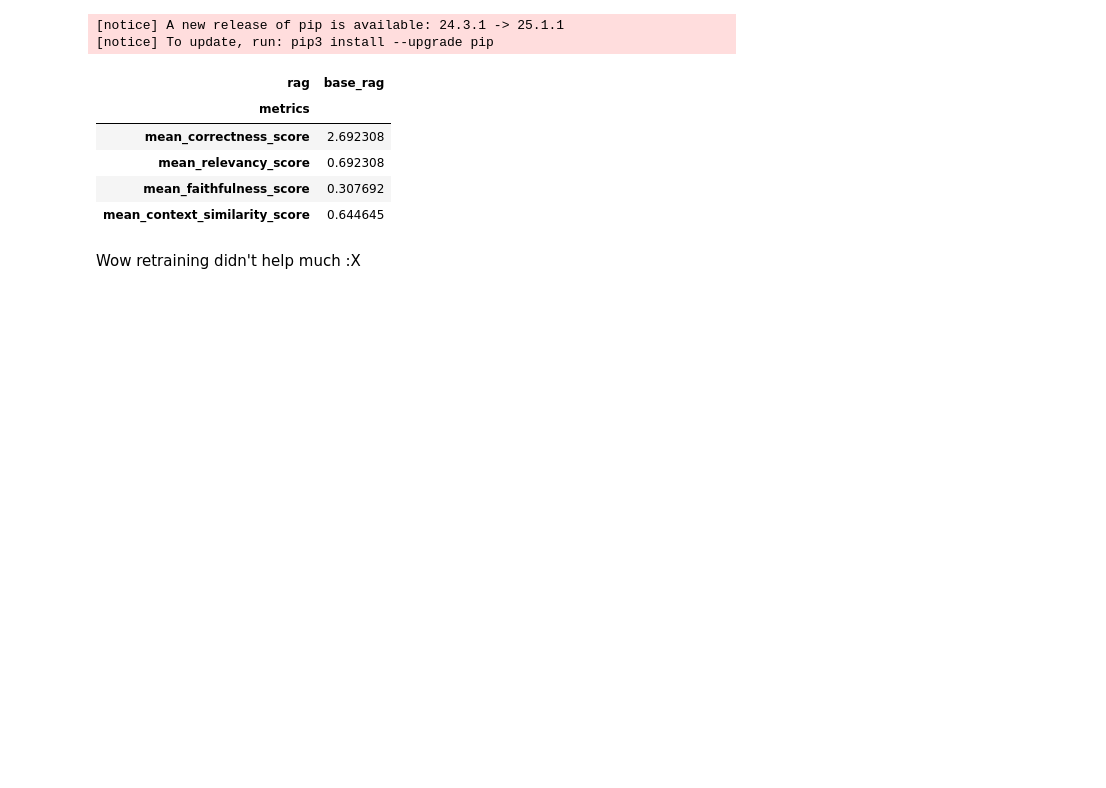
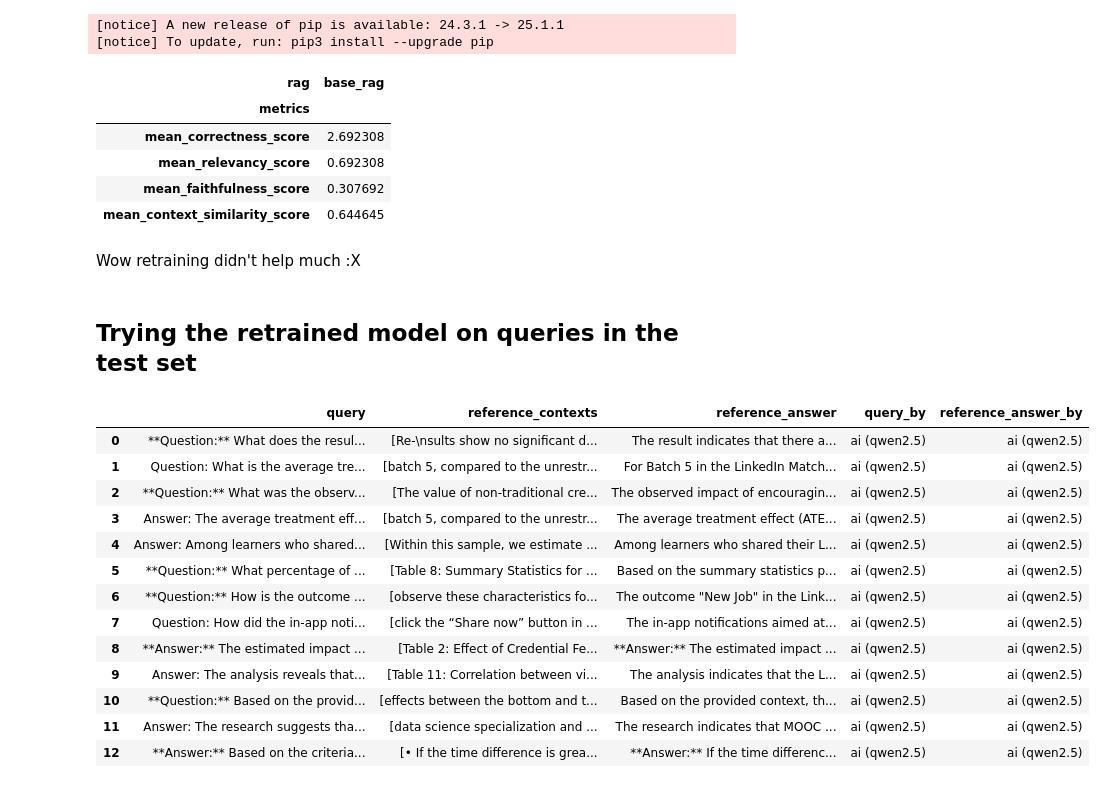
Before and after one commit to tituslhy/ideal-palm-tree, a Jupyter notebook: notebooks/finetune_llama32_1bn.ipynb, the cells around one changed output. Drawn from its saved outputs; the diff is of its cells as text; code cells hidden in the pictures; blank space fills up the shorter version.

```diff
--- a/notebooks/finetune_llama32_1bn.ipynb
+++ b/notebooks/finetune_llama32_1bn.ipynb
@@ -402,3 +402,5 @@ benchmark_df
 | mean_context_similarity_score | 0.644645 |
 # %% [markdown]
 Wow retraining didn't help much :X
+# %% [markdown]
+## Trying the retrained model on queries in the test set
@@ -404,0 +413,27 @@ Wow retraining didn't help much :X
+# %%
+import pandas as pd
+import json
+
+converters = {
+        "reference_contexts":   lambda s: json.loads(s),
+        "query_by":             lambda s: CreatedBy.model_validate_json(s),
+        "reference_answer_by":  lambda s: CreatedBy.model_validate_json(s),
+    }
+df = pd.read_csv("holdout_dataset.csv", converters=converters)
+# %%
+df
+# %% [output]
+|  | query | reference_contexts | reference_answer | query_by | reference_answer_by |
+| 0 | **Question:** What does the resul... | [Re-\nsults show no significant d... | The result indicates that there a... | ai (qwen2.5) | ai (qwen2.5) |
+| 1 | Question: What is the average tre... | [batch 5, compared to the unrestr... | For Batch 5 in the LinkedIn Match... | ai (qwen2.5) | ai (qwen2.5) |
+| 2 | **Question:** What was the observ... | [The value of non-traditional cre... | The observed impact of encouragin... | ai (qwen2.5) | ai (qwen2.5) |
+| 3 | Answer: The average treatment eff... | [batch 5, compared to the unrestr... | The average treatment effect (ATE... | ai (qwen2.5) | ai (qwen2.5) |
+| 4 | Answer: Among learners who shared... | [Within this sample, we estimate ... | Among learners who shared their L... | ai (qwen2.5) | ai (qwen2.5) |
+| 5 | **Question:** What percentage of ... | [Table 8: Summary Statistics for ... | Based on the summary statistics p... | ai (qwen2.5) | ai (qwen2.5) |
+| 6 | **Question:** How is the outcome ... | [observe these characteristics fo... | The outcome "New Job" in the Link... | ai (qwen2.5) | ai (qwen2.5) |
+| 7 | Question: How did the in-app noti... | [click the “Share now” button in ... | The in-app notifications aimed at... | ai (qwen2.5) | ai (qwen2.5) |
+| 8 | **Answer:** The estimated impact ... | [Table 2: Effect of Credential Fe... | **Answer:** The estimated impact ... | ai (qwen2.5) | ai (qwen2.5) |
+| 9 | Answer: The analysis reveals that... | [Table 11: Correlation between vi... | The analysis indicates that the L... | ai (qwen2.5) | ai (qwen2.5) |
+| 10 | **Question:** Based on the provid... | [effects between the bottom and t... | Based on the provided context, th... | ai (qwen2.5) | ai (qwen2.5) |
+| 11 | Answer: The research suggests tha... | [data science specialization and ... | The research indicates that MOOC ... | ai (qwen2.5) | ai (qwen2.5) |
+| 12 | **Answer:** Based on the criteria... | [• If the time difference is grea... | **Answer:** If the time differenc... | ai (qwen2.5) | ai (qwen2.5) |
```
Also changed, not shown: parts of 27 cells of this notebook.
